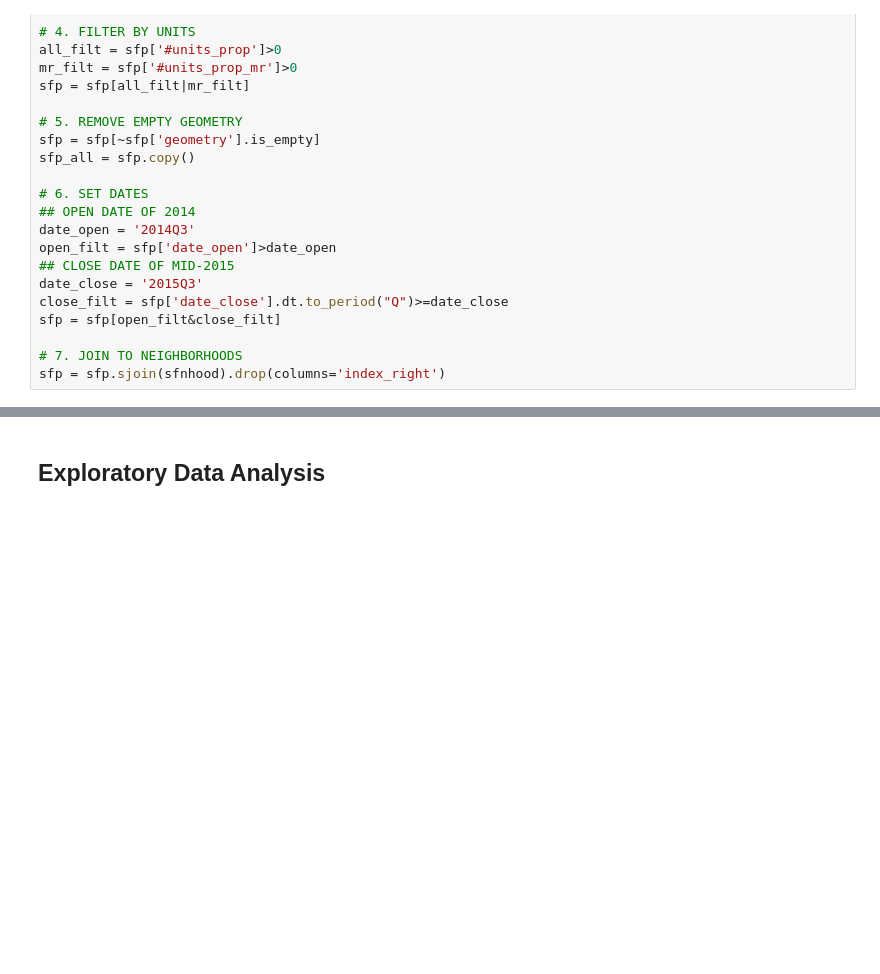
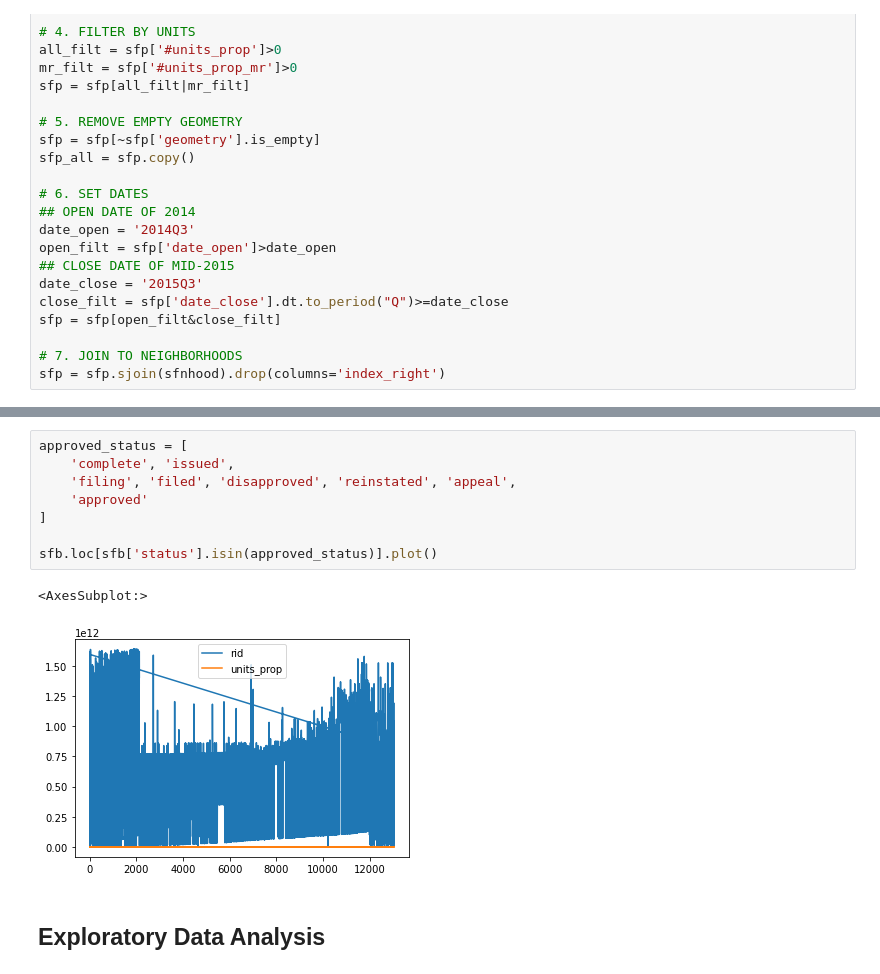
Before and after one commit to nelmsal/sf_buildingpermits, a Jupyter notebook: scripts/sf_building_permit_explore.ipynb, the cells around one changed output, grey strips where cells are left out. Drawn from its saved outputs; the diff is of its cells as text; blank space fills up the shorter version.

```diff
--- a/scripts/sf_building_permit_explore.ipynb
+++ b/scripts/sf_building_permit_explore.ipynb
@@ -93,3 +199,14 @@ sfp = sfp.sjoin(sfnhood).drop(columns='index_right')
+# %%
+approved_status = [
+    'complete', 'issued',
+    'filing', 'filed', 'disapproved', 'reinstated', 'appeal',
+    'approved'
+]
+
+sfb.loc[sfb['status'].isin(approved_status)].plot()
+# %% [output]
+<AxesSubplot:>
+[figure, added]
 # %% [markdown]
 ## Exploratory Data Analysis
 # %%
```
Also changed, not shown: parts of 10 cells of this notebook, 31 other files.
